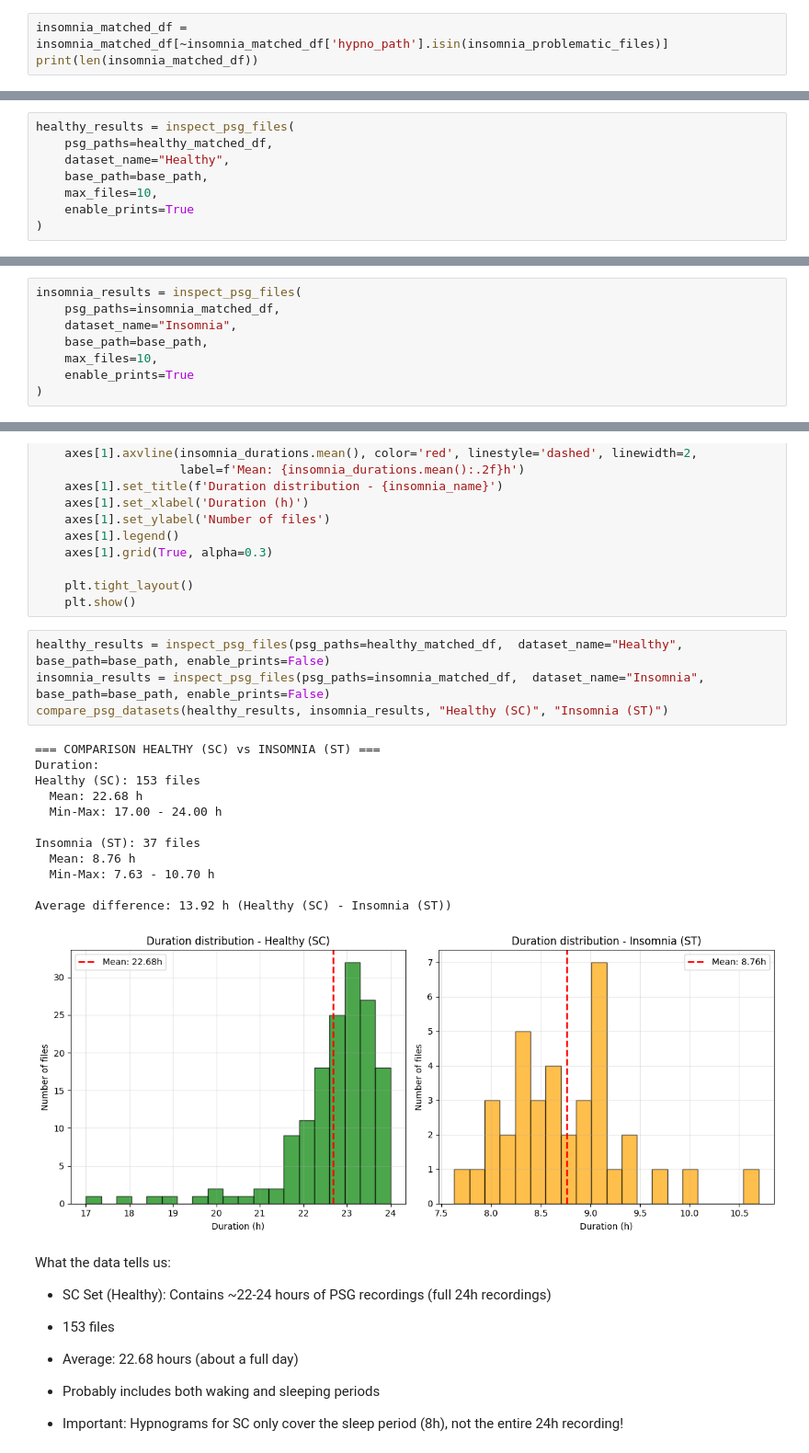
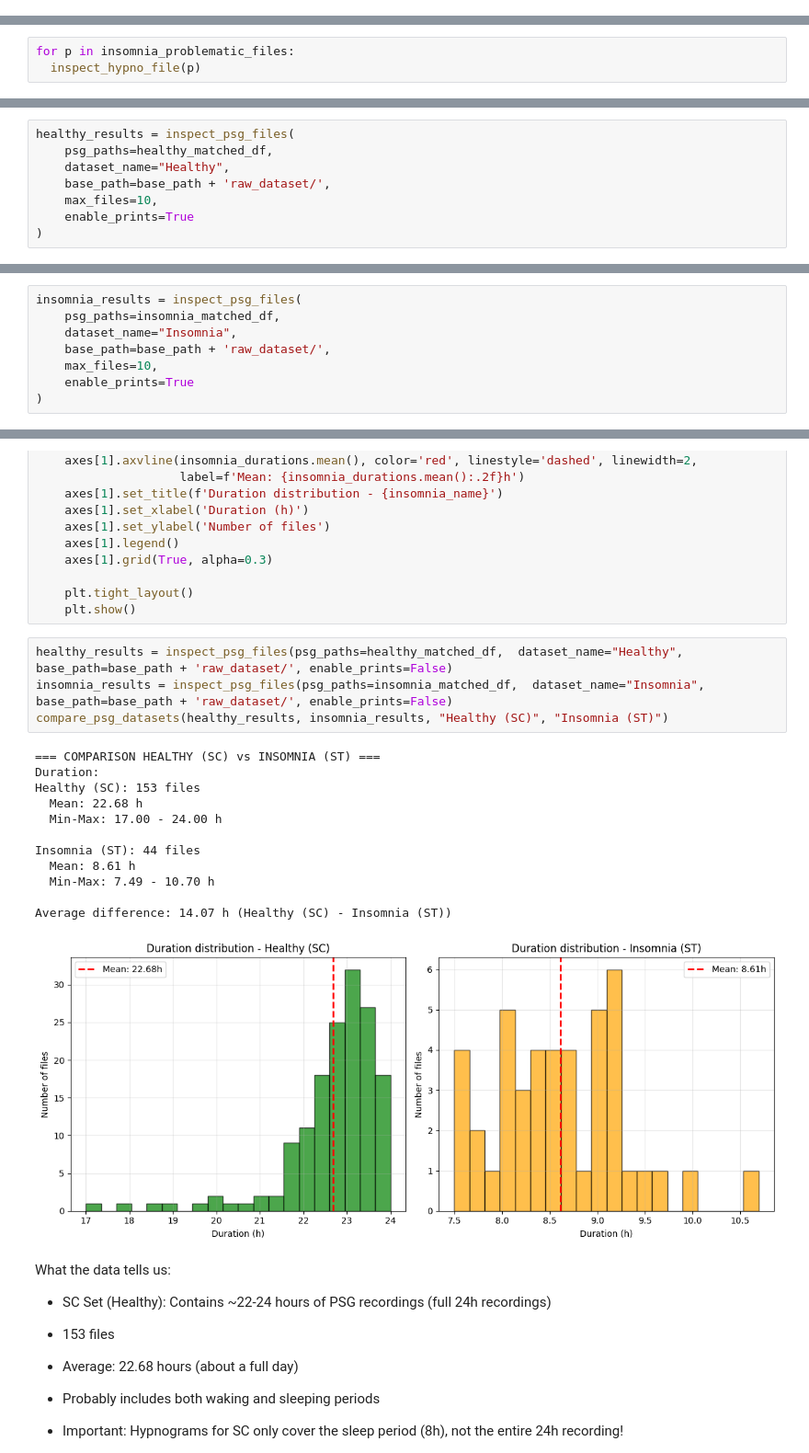
Before and after one commit to CarmenTheodoraCraciun/ML-Sleep-Quality-Based-EEG-Signals, a Jupyter notebook: 2_EDF_EXT_visualization.ipynb, the cells around one changed output, grey strips where cells are left out. Shown at 92% size. Cells and saved outputs as stored; diff of their text form.

```diff
--- a/2_EDF_EXT_visualization.ipynb
+++ b/2_EDF_EXT_visualization.ipynb
@@ -457,3 +423,0 @@ Unfortunately the files are empty, so we have no way to save them. So the only o
-# %%
-insomnia_matched_df = insomnia_matched_df[~insomnia_matched_df['hypno_path'].isin(insomnia_problematic_files)]
-print(len(insomnia_matched_df))
@@ -461,0 +565,3 @@ print(len(insomnia_matched_df))
+# %%
+for p in insomnia_problematic_files:
+  inspect_hypno_file(p)
@@ -576,7 +700,7 @@ def inspect_psg_files(psg_paths, dataset_name="", base_path=None, max_files=None
 healthy_results = inspect_psg_files(
     psg_paths=healthy_matched_df,
     dataset_name="Healthy",
-    base_path=base_path,
+    base_path=base_path + 'raw_dataset/',
     max_files=10,
     enable_prints=True
 )
@@ -602,7 +726,7 @@ Number of files: 10
 insomnia_results = inspect_psg_files(
     psg_paths=insomnia_matched_df,
     dataset_name="Insomnia",
-    base_path=base_path,
+    base_path=base_path + 'raw_dataset/',
     max_files=10,
     enable_prints=True
 )
@@ -686,22 +810,22 @@ def compare_psg_datasets(healthy_results, insomnia_results, healthy_name="Health
     plt.tight_layout()
     plt.show()
 # %%
-healthy_results = inspect_psg_files(psg_paths=healthy_matched_df,  dataset_name="Healthy", base_path=base_path, enable_prints=False)
-insomnia_results = inspect_psg_files(psg_paths=insomnia_matched_df,  dataset_name="Insomnia", base_path=base_path, enable_prints=False)
+healthy_results = inspect_psg_files(psg_paths=healthy_matched_df,  dataset_name="Healthy", base_path=base_path + 'raw_dataset/', enable_prints=False)
+insomnia_results = inspect_psg_files(psg_paths=insomnia_matched_df,  dataset_name="Insomnia", base_path=base_path + 'raw_dataset/', enable_prints=False)
 compare_psg_datasets(healthy_results, insomnia_results, "Healthy (SC)", "Insomnia (ST)")
 # %% [output]
 === COMPARISON HEALTHY (SC) vs INSOMNIA (ST) ===
 Duration:
 Healthy (SC): 153 files
   Mean: 22.68 h
   Min-Max: 17.00 - 24.00 h
 
-Insomnia (ST): 37 files
-  Mean: 8.76 h
-  Min-Max: 7.63 - 10.70 h
+Insomnia (ST): 44 files
+  Mean: 8.61 h
+  Min-Max: 7.49 - 10.70 h
 
-Average difference: 13.92 h (Healthy (SC) - Insomnia (ST))
+Average difference: 14.07 h (Healthy (SC) - Insomnia (ST))
-[figure, old version]
+[figure, new version]
 # %% [markdown]
 What the data tells us:
 * SC Set (Healthy): Contains ~22-24 hours of PSG recordings (full 24h recordings)
```
Also changed, not shown: parts of 20 cells of this notebook.
